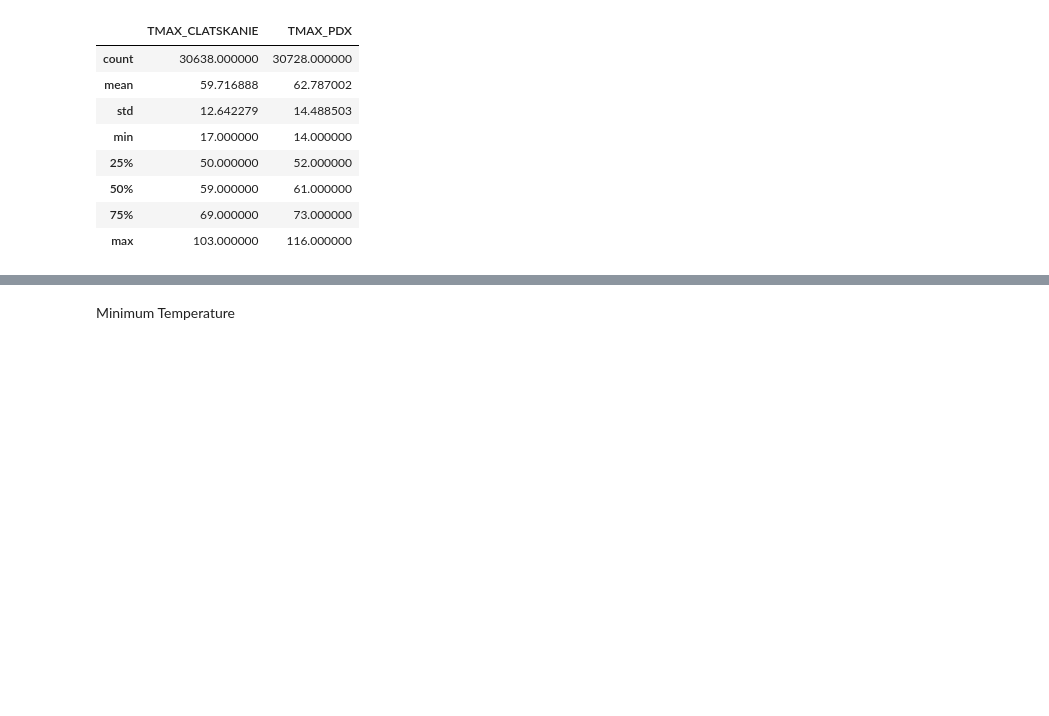
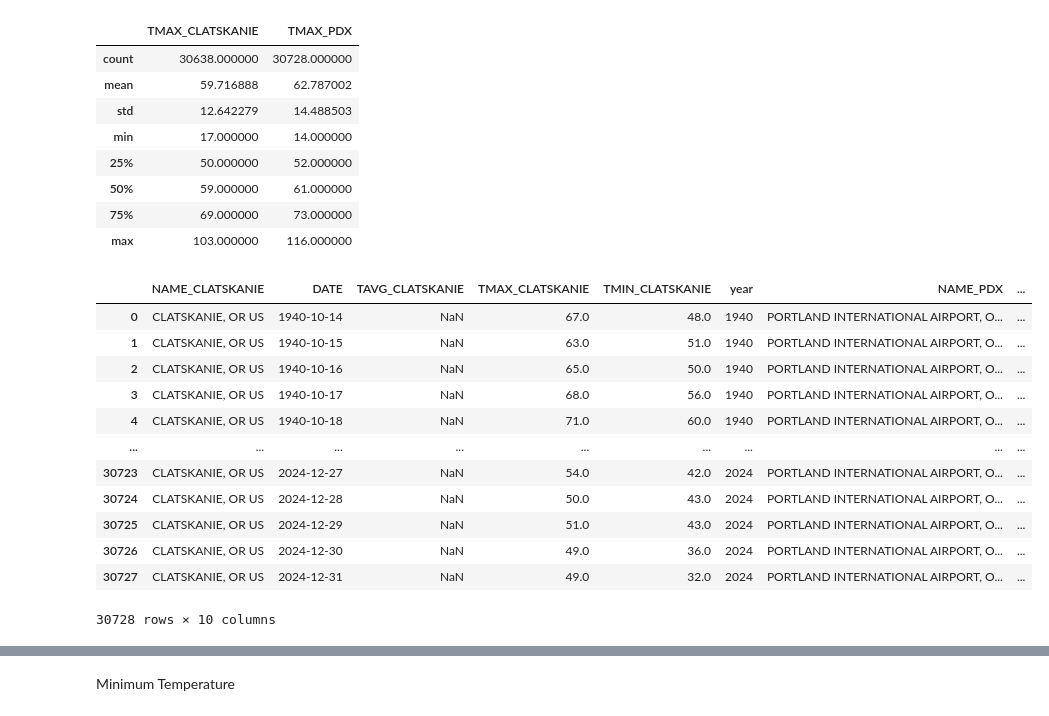
Before and after one commit to wpbSabi/weather_python, a Jupyter notebook: notebooks/compare_temperature.ipynb, the cells around one changed output, grey strips where cells are left out. Drawn from its saved outputs; the diff is of its cells as text; code cells hidden in the pictures; blank space fills up the shorter version.

```diff
--- a/notebooks/compare_temperature.ipynb
+++ b/notebooks/compare_temperature.ipynb
@@ -84,5 +57,21 @@ df[['TMAX_CLATSKANIE', 'TMAX_PDX']].describe()
 | 50% | 59.000000 | 61.000000 |
 | 75% | 69.000000 | 73.000000 |
 | max | 103.000000 | 116.000000 |
+# %%
+df
+# %% [output]
+|  | NAME_CLATSKANIE | DATE | TAVG_CLATSKANIE | TMAX_CLATSKANIE | TMIN_CLATSKANIE | year | NAME_PDX | ... |
+| 0 | CLATSKANIE, OR US | 1940-10-14 | NaN | 67.0 | 48.0 | 1940 | PORTLAND INTERNATIONAL AIRPORT, O... | ... |
+| 1 | CLATSKANIE, OR US | 1940-10-15 | NaN | 63.0 | 51.0 | 1940 | PORTLAND INTERNATIONAL AIRPORT, O... | ... |
+| 2 | CLATSKANIE, OR US | 1940-10-16 | NaN | 65.0 | 50.0 | 1940 | PORTLAND INTERNATIONAL AIRPORT, O... | ... |
+| 3 | CLATSKANIE, OR US | 1940-10-17 | NaN | 68.0 | 56.0 | 1940 | PORTLAND INTERNATIONAL AIRPORT, O... | ... |
+| 4 | CLATSKANIE, OR US | 1940-10-18 | NaN | 71.0 | 60.0 | 1940 | PORTLAND INTERNATIONAL AIRPORT, O... | ... |
+| ... | ... | ... | ... | ... | ... | ... | ... | ... |
+| 30723 | CLATSKANIE, OR US | 2024-12-27 | NaN | 54.0 | 42.0 | 2024 | PORTLAND INTERNATIONAL AIRPORT, O... | ... |
+| 30724 | CLATSKANIE, OR US | 2024-12-28 | NaN | 50.0 | 43.0 | 2024 | PORTLAND INTERNATIONAL AIRPORT, O... | ... |
+| 30725 | CLATSKANIE, OR US | 2024-12-29 | NaN | 51.0 | 43.0 | 2024 | PORTLAND INTERNATIONAL AIRPORT, O... | ... |
+| 30726 | CLATSKANIE, OR US | 2024-12-30 | NaN | 49.0 | 36.0 | 2024 | PORTLAND INTERNATIONAL AIRPORT, O... | ... |
+| 30727 | CLATSKANIE, OR US | 2024-12-31 | NaN | 49.0 | 32.0 | 2024 | PORTLAND INTERNATIONAL AIRPORT, O... | ... |
+30728 rows × 10 columns
 # %%
 # Stack the TMAX of the locations; make the wide data long
```
Also changed, not shown: parts of 5 cells of this notebook.
